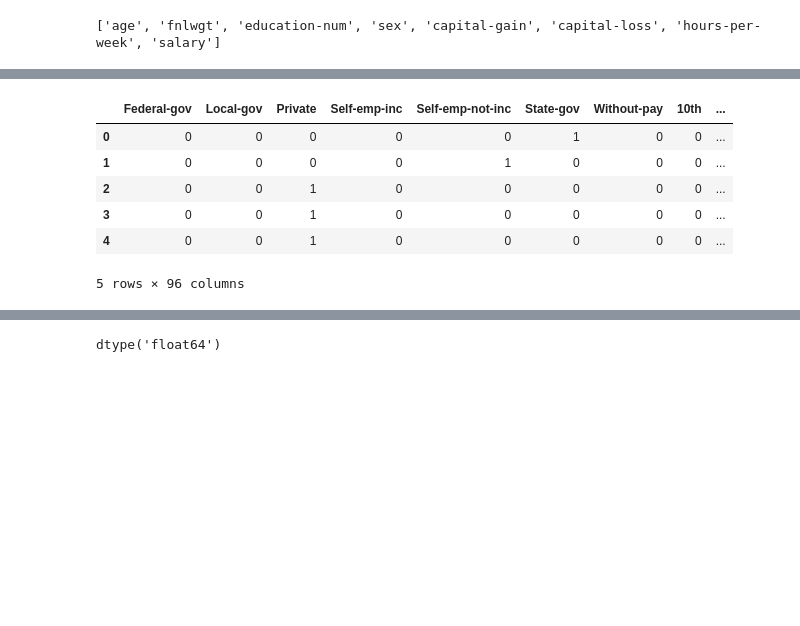
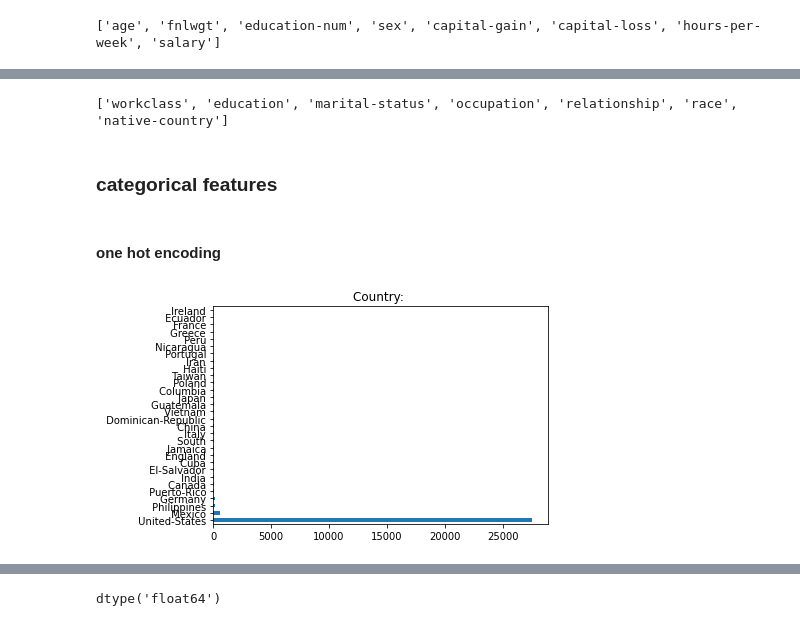
Before and after one commit to Comp551-mini1/p1, a Jupyter notebook: Project_1.ipynb, the cells around one changed output, grey strips where cells are left out. Cells and saved outputs as stored; diff of their text form; code cells hidden in the pictures; blank space fills up the shorter version.

```diff
--- a/Project_1.ipynb
+++ b/Project_1.ipynb
@@ -182,10 +151,25 @@ df_obj = pd.concat([workclass,
-# %%
-df_obj.head()
-# %% [output]
-|  | Federal-gov | Local-gov | Private | Self-emp-inc | Self-emp-not-inc | State-gov | Without-pay | 10th | ... |
-| 0 | 0 | 0 | 0 | 0 | 0 | 1 | 0 | 0 | ... |
-| 1 | 0 | 0 | 0 | 0 | 1 | 0 | 0 | 0 | ... |
-| 2 | 0 | 0 | 1 | 0 | 0 | 0 | 0 | 0 | ... |
-| 3 | 0 | 0 | 1 | 0 | 0 | 0 | 0 | 0 | ... |
-| 4 | 0 | 0 | 1 | 0 | 0 | 0 | 0 | 0 | ... |
-5 rows × 96 columns
+# %%
+# Check object data type
+obj_col= []
+for col in df_copy.columns:
+    if df_copy[col].dtype == 'object':
+        obj_col.append(col)
+print(obj_col)
+# %% [output]
+['workclass', 'education', 'marital-status', 'occupation', 'relationship', 'race', 'native-country']
+# %% [markdown]
+### categorical features
+# %% [markdown]
+#### one hot encoding
+# %%
+%matplotlib inline
+
+plt.title('Country: ')
+(df_copy['native-country']
+     .value_counts()
+      .head(30)
+     .plot(kind='barh'))
+
+plt.show()
+# %% [output]
+[figure, added]
```
Also changed, not shown: parts of 63 cells of this notebook.
